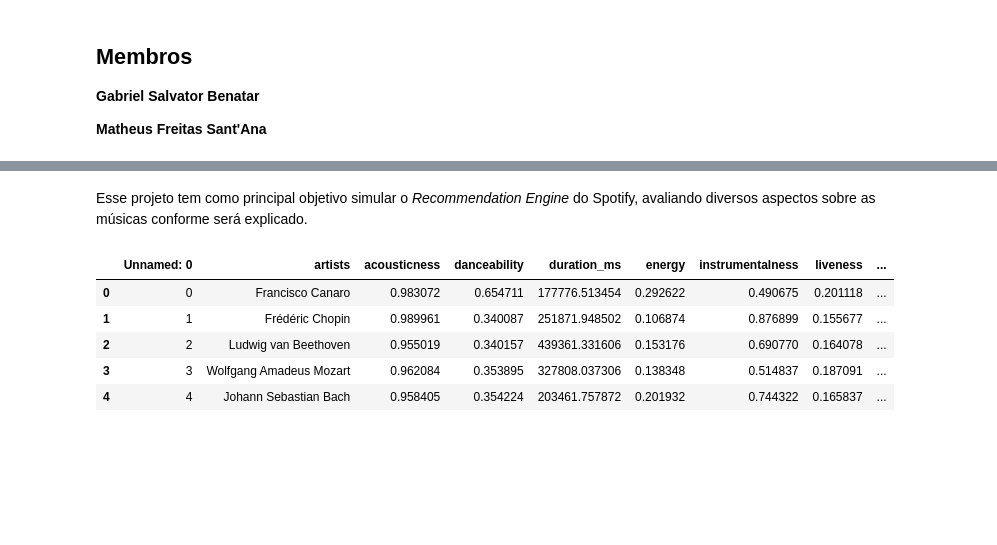
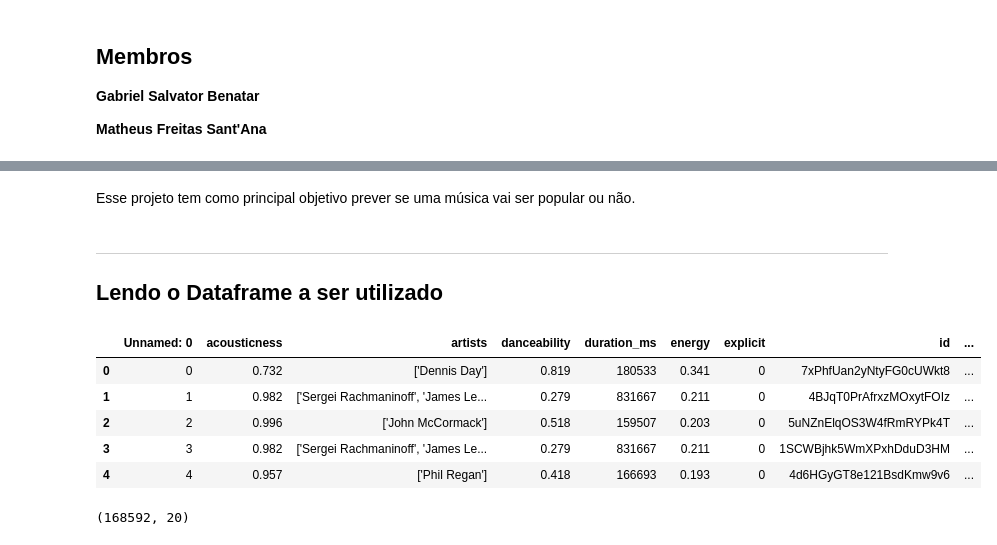
Before and after one commit to MatFreitas/P2-Cdados, a Jupyter notebook: P2.ipynb, the cells around one changed output, grey strips where cells are left out. Saved outputs shown, nothing was run; the diff lists cells and outputs as text; code cells hidden in the pictures; blank space fills up the shorter version.

```diff
--- a/P2.ipynb
+++ b/P2.ipynb
@@ -18,2 +21,0 @@ import matplotlib.pyplot as plt
-# %% [markdown]
-Esse projeto tem como principal objetivo simular o _Recommendation Engine_ do Spotify, avaliando diversos aspectos sobre as músicas conforme será explicado.
@@ -26,9 +22,21 @@ df_genre = pd.read_csv('data_by_genres.csv')
+# %% [markdown]
+Esse projeto tem como principal objetivo prever se uma música vai ser popular ou não.
+# %% [markdown]
+___
+## Lendo o Dataframe a ser utilizado
+# %%
+# Dada uma música, quais vão ser os seus audio features!
+df = pd.read_csv('dataframe.csv')
 # %%
-df_artist.head()
+df.head()
 # %% [output]
-|  | Unnamed: 0 | artists | acousticness | danceability | duration_ms | energy | instrumentalness | liveness | ... |
-| 0 | 0 | Francisco Canaro | 0.983072 | 0.654711 | 177776.513454 | 0.292622 | 0.490675 | 0.201118 | ... |
-| 1 | 1 | Frédéric Chopin | 0.989961 | 0.340087 | 251871.948502 | 0.106874 | 0.876899 | 0.155677 | ... |
-| 2 | 2 | Ludwig van Beethoven | 0.955019 | 0.340157 | 439361.331606 | 0.153176 | 0.690770 | 0.164078 | ... |
-| 3 | 3 | Wolfgang Amadeus Mozart | 0.962084 | 0.353895 | 327808.037306 | 0.138348 | 0.514837 | 0.187091 | ... |
-| 4 | 4 | Johann Sebastian Bach | 0.958405 | 0.354224 | 203461.757872 | 0.201932 | 0.744322 | 0.165837 | ... |
+|  | Unnamed: 0 | acousticness | artists | danceability | duration_ms | energy | explicit | id | ... |
+| 0 | 0 | 0.732 | ['Dennis Day'] | 0.819 | 180533 | 0.341 | 0 | 7xPhfUan2yNtyFG0cUWkt8 | ... |
+| 1 | 1 | 0.982 | ['Sergei Rachmaninoff', 'James Le... | 0.279 | 831667 | 0.211 | 0 | 4BJqT0PrAfrxzMOxytFOIz | ... |
+| 2 | 2 | 0.996 | ['John McCormack'] | 0.518 | 159507 | 0.203 | 0 | 5uNZnElqOS3W4fRmRYPk4T | ... |
+| 3 | 3 | 0.982 | ['Sergei Rachmaninoff', 'James Le... | 0.279 | 831667 | 0.211 | 0 | 1SCWBjhk5WmXPxhDduD3HM | ... |
+| 4 | 4 | 0.957 | ['Phil Regan'] | 0.418 | 166693 | 0.193 | 0 | 4d6HGyGT8e121BsdKmw9v6 | ... |
+# %%
+df.shape
+# %% [output]
+(168592, 20)
```
Also changed, not shown: parts of 25 cells of this notebook, 1 other file.
